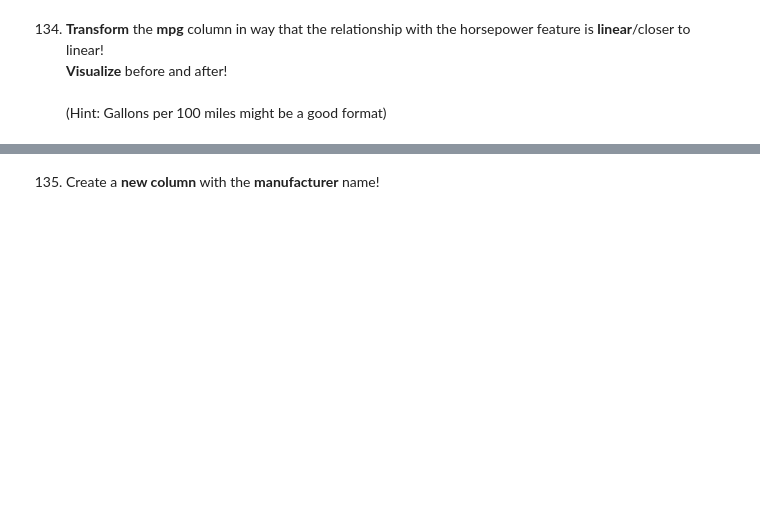
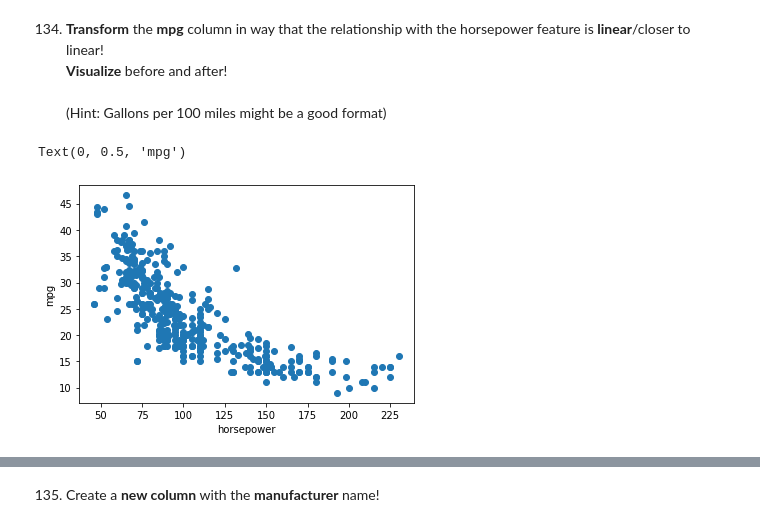
Before and after one commit to hamednasr/Coding_Exercises, a Jupyter notebook: Coding_Exercises/Exercise_15.ipynb, the cells around one changed output, grey strips where cells are left out. Saved outputs shown, nothing was run; the diff lists cells and outputs as text; code cells hidden in the pictures; blank space fills up the shorter version.

```diff
--- a/Coding_Exercises/Exercise_15.ipynb
+++ b/Coding_Exercises/Exercise_15.ipynb
@@ -23,5 +23,11 @@ If you need some further help or if you want to check your code, you can also ch
 ## Option 1: Self_guided
 # %% [markdown]
 132. Import and inspect the cars dataset (cars.csv)!
+# %%
+import pandas as pd
+import matplotlib.pyplot as plt
+cars = pd.read_csv('cars.csv')
 # %% [markdown]
 133. __Transform__ the format in the model_year column to __full year format__ (e.g. 1970 instead of 70)!
+# %%
+cars.model_year = cars.model_year.add(1900)
@@ -28,3 +50,10 @@ If you need some further help or if you want to check your code, you can also ch
 # %% [markdown]
 134. __Transform__ the __mpg__ column in way that the relationship with the horsepower feature is __linear__/closer to linear!<br> __Visualize__ before and after!<br> <br>
 (Hint: Gallons per 100 miles might be a good format)
+# %%
+plt.scatter(cars.horsepower,cars.mpg)
+plt.xlabel('horsepower')
+plt.ylabel('mpg')
+# %% [output]
+Text(0, 0.5, 'mpg')
+[figure, added]
```
Also changed, not shown: parts of 19 cells of this notebook.
